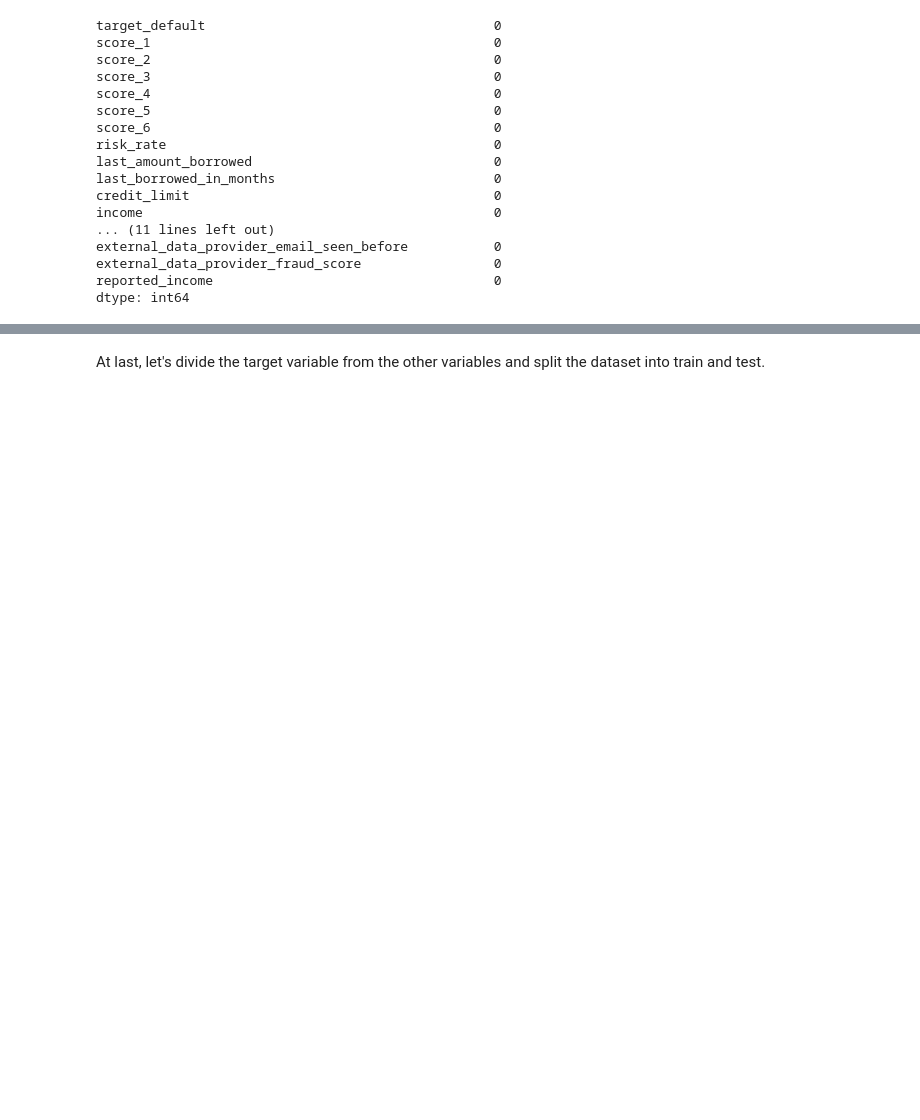
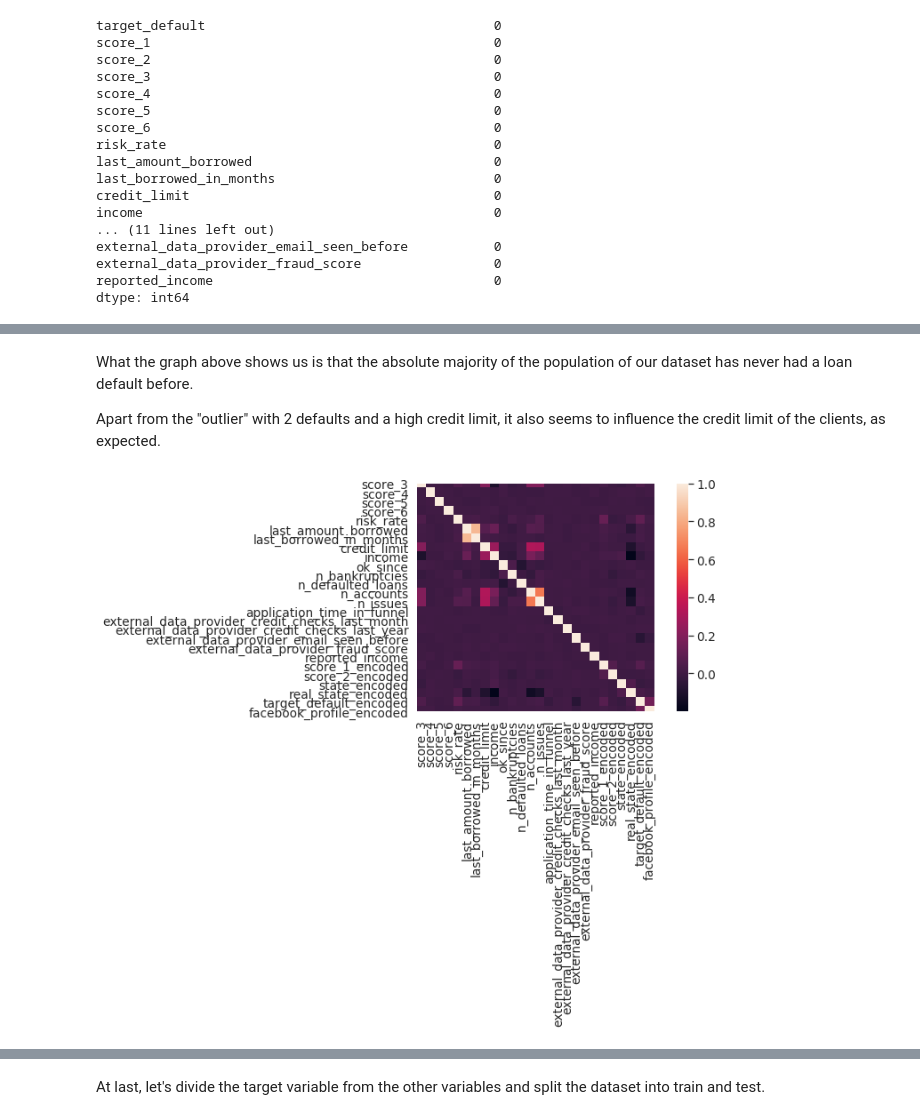
Before and after one commit to rafaelnduarte/Credit_Card_Default_Prediction, a Jupyter notebook: Risk_Analysis_of_Credit_Card_Default_Nubank.ipynb, the cells around one changed output, grey strips where cells are left out. Saved outputs shown, nothing was run; the diff lists cells and outputs as text; code cells hidden in the pictures; blank space fills up the shorter version.

```diff
--- a/Risk_Analysis_of_Credit_Card_Default_Nubank.ipynb
+++ b/Risk_Analysis_of_Credit_Card_Default_Nubank.ipynb
@@ -359,0 +468,16 @@ dtype: int64
+# %% [markdown]
+What the graph above shows us is that the absolute majority of the population of our dataset has never had a loan default before.
+
+Apart from the "outlier" with 2 defaults and a high credit limit, it also seems to influence the credit limit of the clients, as expected.
+# %%
+#@title Heatmap
+# creating the correlation matrix
+corr = encoded_eda.corr()
+
+# plotting the heatmap
+f, ax = plt.subplots(figsize=(12, 9))
+
+sns.heatmap(corr, fmt='.2f', square=True, linecolor='white', vmax=1.0, annot=False);
+plt.tight_layout()
+# %% [output]
+[figure, added]
```
Also changed, not shown: parts of 40 cells of this notebook.
